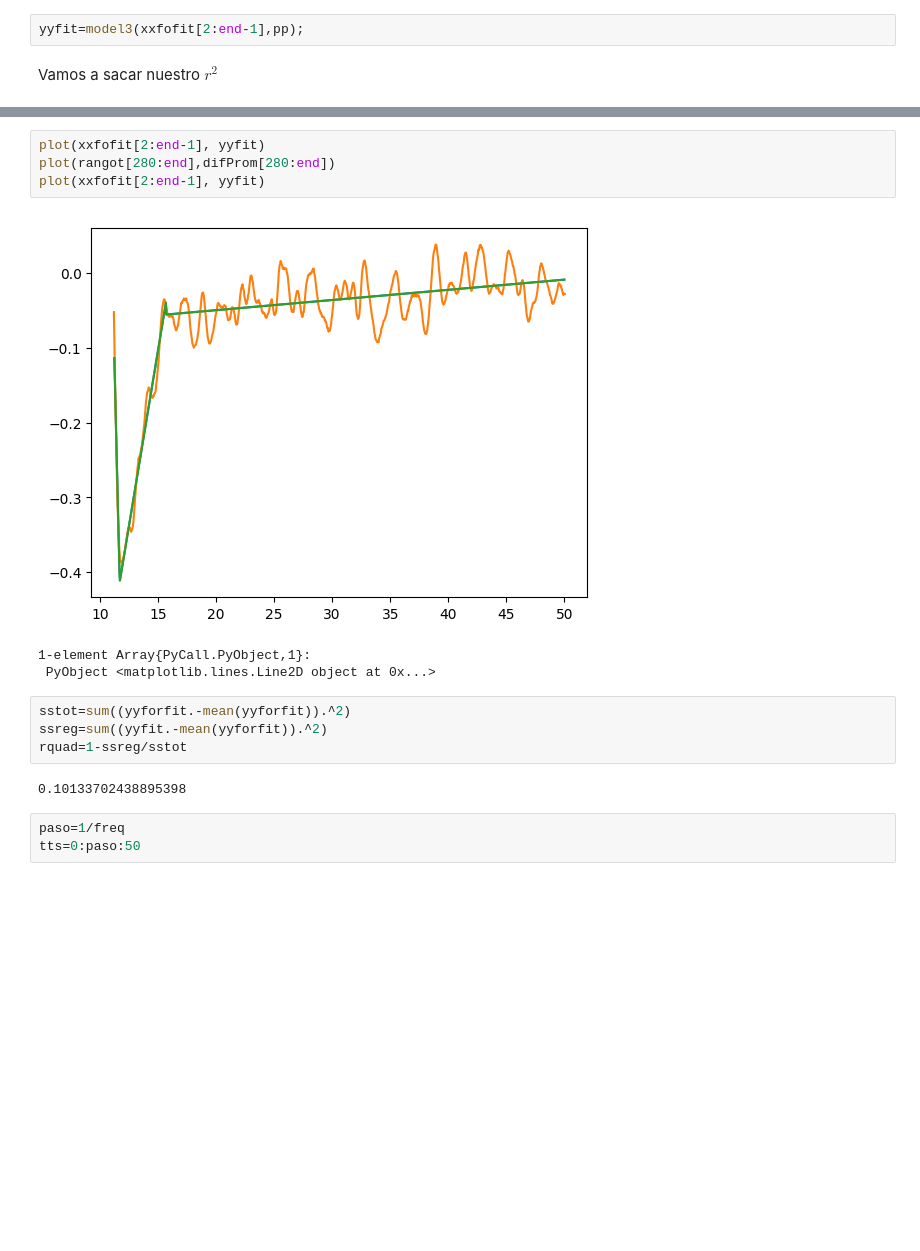
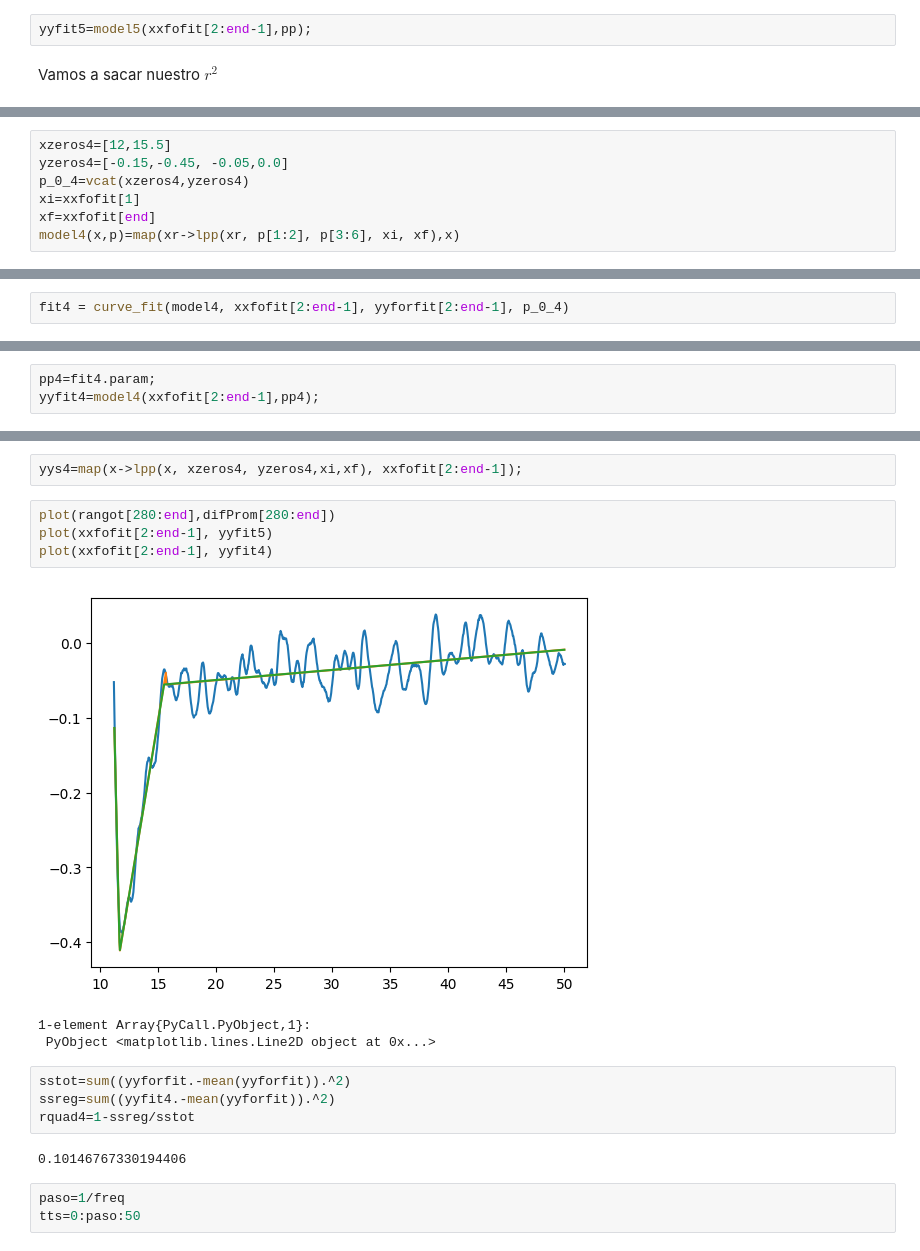
Before and after one commit to JoseJJAB/TrabajoCinvestav, a Jupyter notebook: SpikletDetection.ipynb, the cells around one changed output, grey strips where cells are left out. Saved outputs shown, nothing was run; the diff lists cells and outputs as text; blank space fills up the shorter version.

```diff
--- a/SpikletDetection.ipynb
+++ b/SpikletDetection.ipynb
@@ -813,4 +813,4 @@ pp=fit3.param
 # %%
-yyfit=model3(xxfofit[2:end-1],pp);
+yyfit5=model5(xxfofit[2:end-1],pp);
 # %% [markdown]
 Vamos a sacar nuestro $r^2$
@@ -816,0 +823,7 @@ Vamos a sacar nuestro $r^2$
+# %%
+xzeros4=[12,15.5]
+yzeros4=[-0.15,-0.45, -0.05,0.0]
+p_0_4=vcat(xzeros4,yzeros4)
+xi=xxfofit[1]
+xf=xxfofit[end]
+model4(x,p)=map(xr->lpp(xr, p[1:2], p[3:6], xi, xf),x)
@@ -816,0 +832,2 @@ Vamos a sacar nuestro $r^2$
+# %%
+fit4 = curve_fit(model4, xxfofit[2:end-1], yyforfit[2:end-1], p_0_4)
@@ -816,0 +836,3 @@ Vamos a sacar nuestro $r^2$
+# %%
+pp4=fit4.param;
+yyfit4=model4(xxfofit[2:end-1],pp4);
@@ -817,17 +863,19 @@ Vamos a sacar nuestro $r^2$
+# %%
+yys4=map(x->lpp(x, xzeros4, yzeros4,xi,xf), xxfofit[2:end-1]);
 # %%
-plot(xxfofit[2:end-1], yyfit)
 plot(rangot[280:end],difProm[280:end])
-plot(xxfofit[2:end-1], yyfit)
+plot(xxfofit[2:end-1], yyfit5)
+plot(xxfofit[2:end-1], yyfit4)
 # %% [output]
-[figure, old version]
+[figure, new version]
 1-element Array{PyCall.PyObject,1}:
  PyObject <matplotlib.lines.Line2D object at 0x...>
 # %%
 sstot=sum((yyforfit.-mean(yyforfit)).^2)
-ssreg=sum((yyfit.-mean(yyforfit)).^2)
-rquad=1-ssreg/sstot
+ssreg=sum((yyfit4.-mean(yyforfit)).^2)
+rquad4=1-ssreg/sstot
 # %% [output]
-0.10133702438895398
+0.10146767330194406
 # %%
 paso=1/freq
 tts=0:paso:50
```
Also changed, not shown: parts of 17 cells of this notebook.
